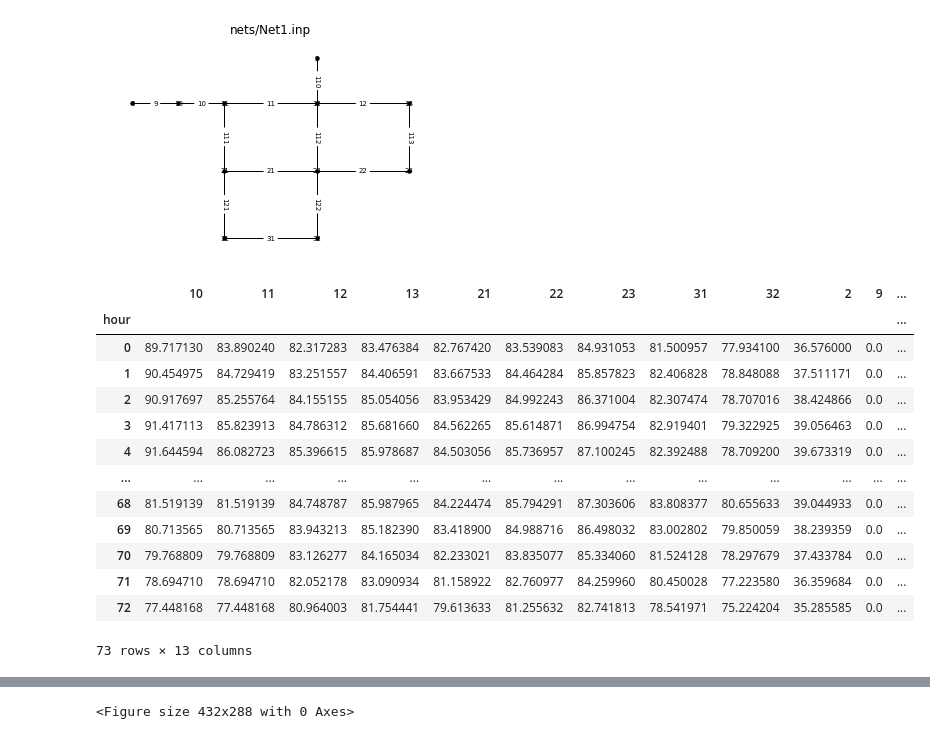
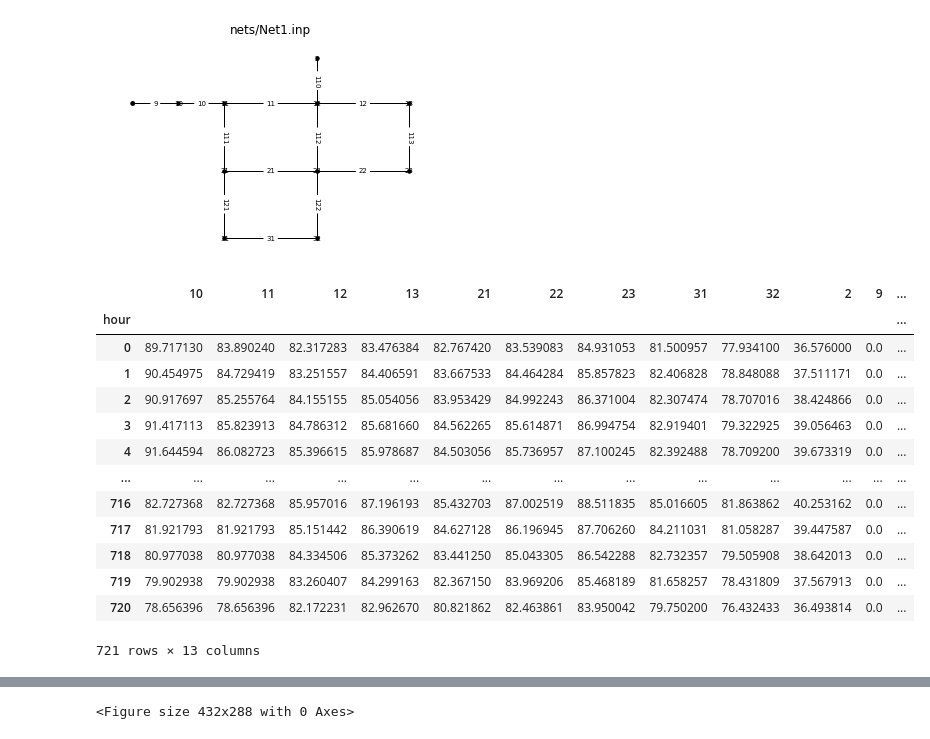
Before and after one commit to JulianBvW/BA-WDN-Leakage-Detection, a Jupyter notebook: LeakageDetection.ipynb, the cells around one changed output, grey strips where cells are left out. Cells and saved outputs as stored; diff of their text form; code cells hidden in the pictures.

```diff
--- a/LeakageDetection.ipynb
+++ b/LeakageDetection.ipynb
@@ -33,20 +35,20 @@ Nodes: ['10', '11', '12', '13', '2', '21', '22', '23', '31', '32', '9']
 Edges: [('10', '11'), ('11', '12'), ('11', '21'), ('12', '13'), ('12', '22'), ('13', '23'), ('21', '22'), ('21', '31'), ('22', '23'), ('22', '32'), ('31', '32'), ('9', '10'), ('2', '12')]
 [figure]
 # %%
-p = wdn.simulate(3*24)
+p = wdn.simulate(30*24)
 p
 # %% [output]
 |  | 10 | 11 | 12 | 13 | 21 | 22 | 23 | 31 | 32 | 2 | 9 | ... |
 | hour |  |  |  |  |  |  |  |  |  |  |  | ... |
 | 0 | 89.717130 | 83.890240 | 82.317283 | 83.476384 | 82.767420 | 83.539083 | 84.931053 | 81.500957 | 77.934100 | 36.576000 | 0.0 | ... |
 | 1 | 90.454975 | 84.729419 | 83.251557 | 84.406591 | 83.667533 | 84.464284 | 85.857823 | 82.406828 | 78.848088 | 37.511171 | 0.0 | ... |
 | 2 | 90.917697 | 85.255764 | 84.155155 | 85.054056 | 83.953429 | 84.992243 | 86.371004 | 82.307474 | 78.707016 | 38.424866 | 0.0 | ... |
 | 3 | 91.417113 | 85.823913 | 84.786312 | 85.681660 | 84.562265 | 85.614871 | 86.994754 | 82.919401 | 79.322925 | 39.056463 | 0.0 | ... |
 | 4 | 91.644594 | 86.082723 | 85.396615 | 85.978687 | 84.503056 | 85.736957 | 87.100245 | 82.392488 | 78.709200 | 39.673319 | 0.0 | ... |
 | ... | ... | ... | ... | ... | ... | ... | ... | ... | ... | ... | ... | ... |
-| 68 | 81.519139 | 81.519139 | 84.748787 | 85.987965 | 84.224474 | 85.794291 | 87.303606 | 83.808377 | 80.655633 | 39.044933 | 0.0 | ... |
-| 69 | 80.713565 | 80.713565 | 83.943213 | 85.182390 | 83.418900 | 84.988716 | 86.498032 | 83.002802 | 79.850059 | 38.239359 | 0.0 | ... |
-| 70 | 79.768809 | 79.768809 | 83.126277 | 84.165034 | 82.233021 | 83.835077 | 85.334060 | 81.524128 | 78.297679 | 37.433784 | 0.0 | ... |
-| 71 | 78.694710 | 78.694710 | 82.052178 | 83.090934 | 81.158922 | 82.760977 | 84.259960 | 80.450028 | 77.223580 | 36.359684 | 0.0 | ... |
-| 72 | 77.448168 | 77.448168 | 80.964003 | 81.754441 | 79.613633 | 81.255632 | 82.741813 | 78.541971 | 75.224204 | 35.285585 | 0.0 | ... |
+| 716 | 82.727368 | 82.727368 | 85.957016 | 87.196193 | 85.432703 | 87.002519 | 88.511835 | 85.016605 | 81.863862 | 40.253162 | 0.0 | ... |
+| 717 | 81.921793 | 81.921793 | 85.151442 | 86.390619 | 84.627128 | 86.196945 | 87.706260 | 84.211031 | 81.058287 | 39.447587 | 0.0 | ... |
+| 718 | 80.977038 | 80.977038 | 84.334506 | 85.373262 | 83.441250 | 85.043305 | 86.542288 | 82.732357 | 79.505908 | 38.642013 | 0.0 | ... |
+| 719 | 79.902938 | 79.902938 | 83.260407 | 84.299163 | 82.367150 | 83.969206 | 85.468189 | 81.658257 | 78.431809 | 37.567913 | 0.0 | ... |
+| 720 | 78.656396 | 78.656396 | 82.172231 | 82.962670 | 80.821862 | 82.463861 | 83.950042 | 79.750200 | 76.432433 | 36.493814 | 0.0 | ... |
-73 rows × 13 columns
+721 rows × 13 columns
```
Also changed, not shown: parts of 5 cells of this notebook, 1 other file.
